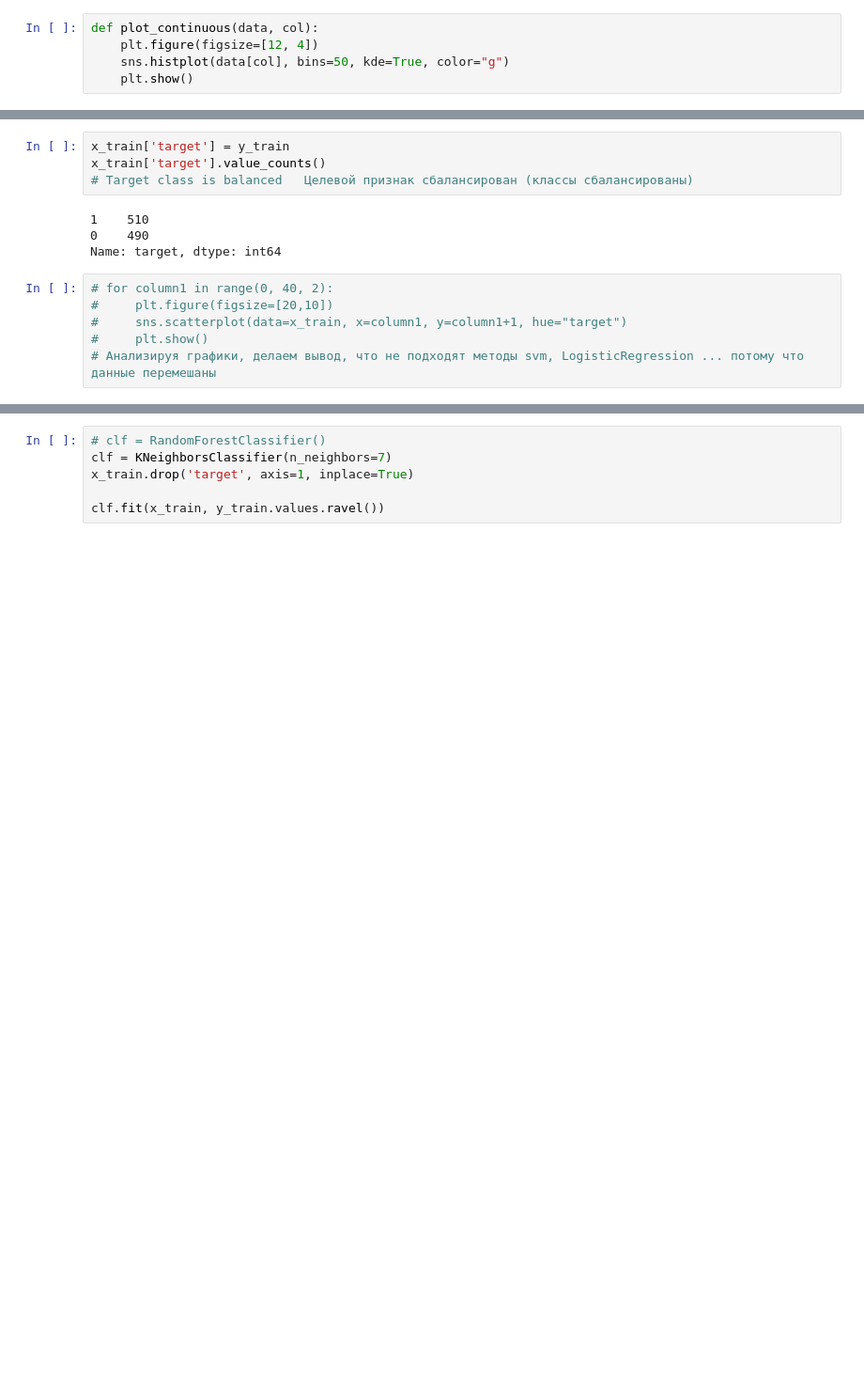
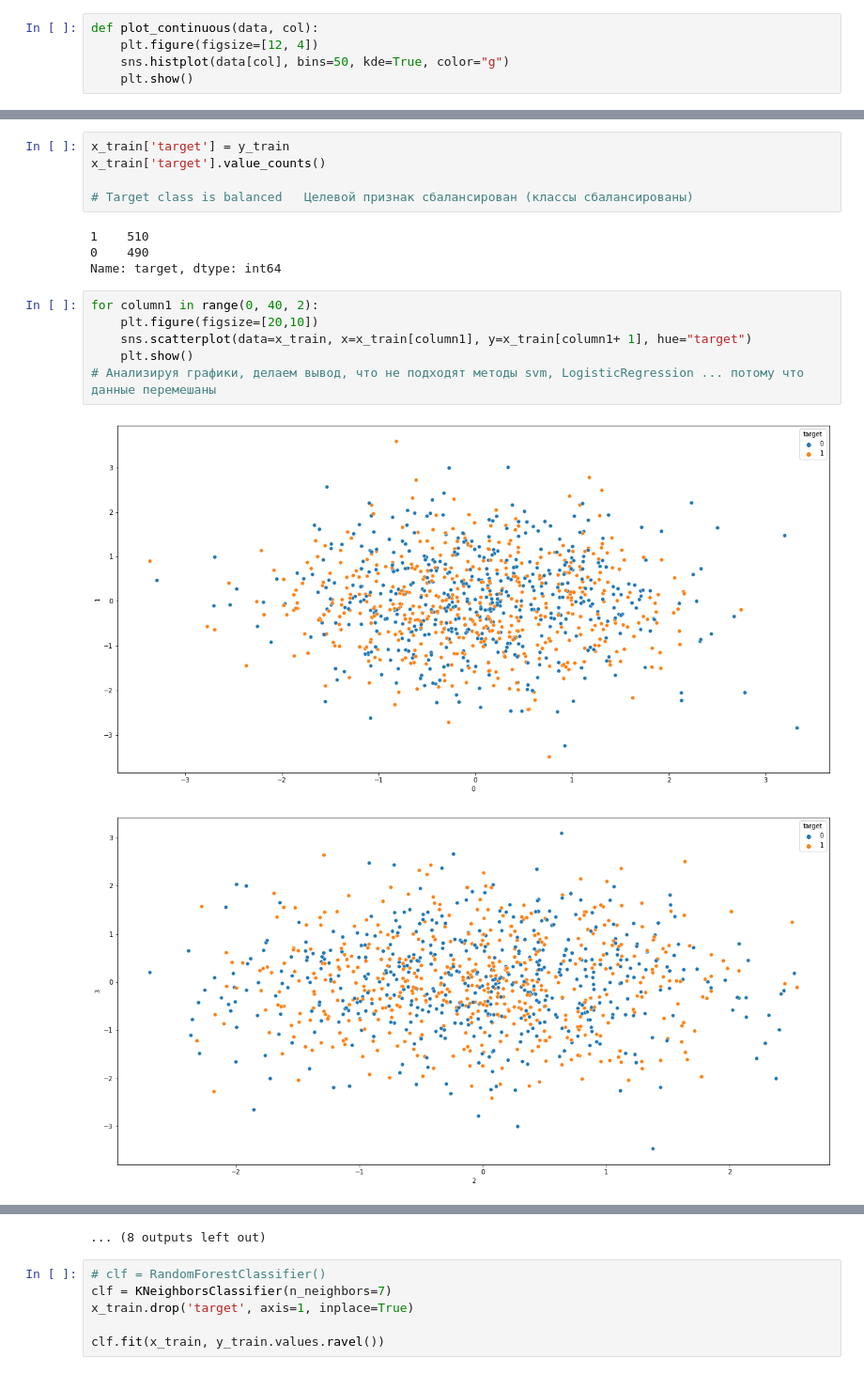
Before and after one commit to wyd33v/ML_Lab1, a Jupyter notebook: rgr_London.ipynb, the cells around one changed output, grey strips where cells are left out. Shown at 94% size. Drawn from its saved outputs; the diff is of its cells as text; blank space fills up the shorter version.

Commit message:
Data Science London RGR

```diff
--- a/rgr_London.ipynb
+++ b/rgr_London.ipynb
@@ -113,14 +127,18 @@ def plot_continuous(data, col):
 # %%
 x_train['target'] = y_train
 x_train['target'].value_counts()
+
 # Target class is balanced   Целевой признак сбалансирован (классы сбалансированы)
 # %% [output]
 1    510
 0    490
 Name: target, dtype: int64
 # %%
-# for column1 in range(0, 40, 2):
-#     plt.figure(figsize=[20,10])
-#     sns.scatterplot(data=x_train, x=column1, y=column1+1, hue="target")
-#     plt.show()
+for column1 in range(0, 40, 2):
+    plt.figure(figsize=[20,10])
+    sns.scatterplot(data=x_train, x=x_train[column1], y=x_train[column1+ 1], hue="target")
+    plt.show()
 # Анализируя графики, делаем вывод, что не подходят методы svm, LogisticRegression ... потому что данные перемешаны
+# %% [output]
+[figure, added]
+[figure, added]
@@ -127,3 +155,4 @@ Name: target, dtype: int64
+... (8 outputs left out)
 # %%
 # clf = RandomForestClassifier()
 clf = KNeighborsClassifier(n_neighbors=7)
```
Also changed, not shown: parts of 6 cells of this notebook.
